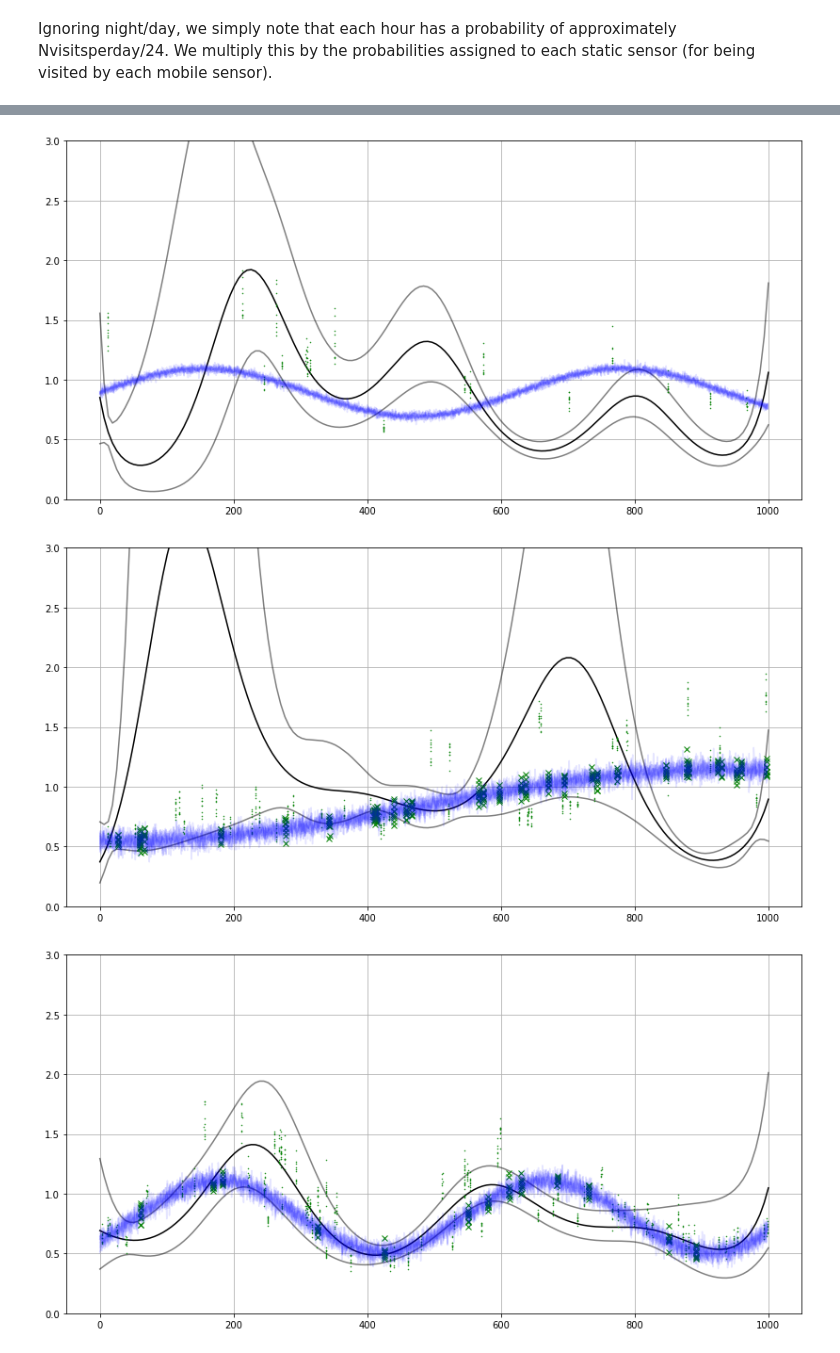
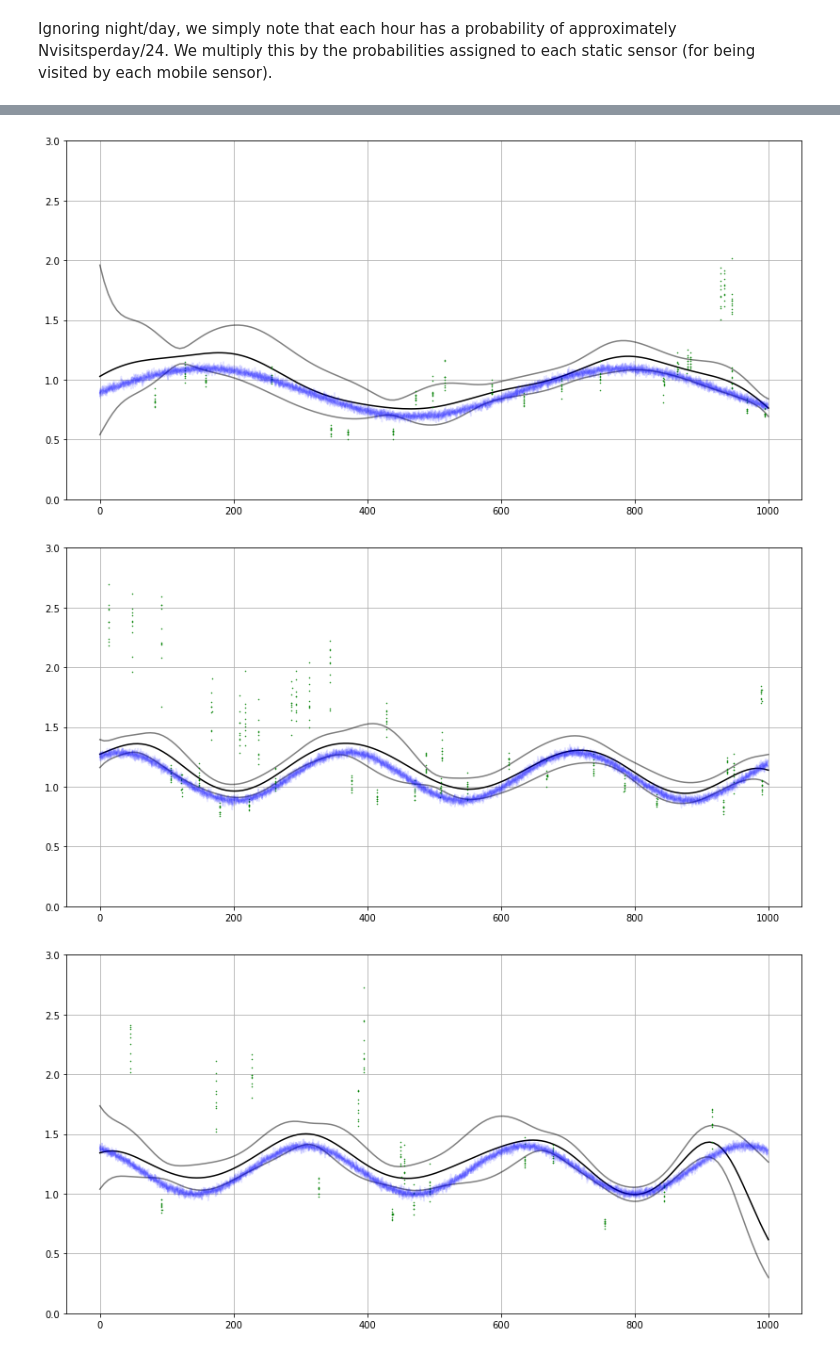
Before and after one commit to airqo-platform/calibration, a Jupyter notebook: jupyter/Synthetic Colocation Simulator.ipynb, the cells around one changed output, grey strips where cells are left out. Cells and saved outputs as stored; diff of their text form; code cells hidden in the pictures.

```diff
--- a/jupyter/Synthetic Colocation Simulator.ipynb
+++ b/jupyter/Synthetic Colocation Simulator.ipynb
@@ -100,15 +94,8 @@ import matplotlib.pyplot as plt
 import tensorflow as tf
 %matplotlib inline
 # %%
-Z = np.linspace(0,Ttotal,15)[:,None]
+Z = np.linspace(0,Ttotal,25)[:,None]
 # %%
 def transform_fn(samps,Y):
     return Y*tf.exp(samps[:,:,0:1])
-k = gpflow.kernels.RBF(1.0,200)+gpflow.kernels.Bias(1.0)
-cs = CalibrationSystem(X, Y, Z, refsensor, 1, transform_fn, k,likelihoodstd=7,lr=0.005)
-print(cs.Z.shape)
-import time
-before = time.time()
-print("Starting Run")
-elbo_record = cs.run(8000)
-print(time.time()-before)
+k = gpflow.kernels.RBF(1.0,120)+gpflow.kernels.Bias(1.5)
@@ -122,0 +102,8 @@ cs.X.shape
+# %%
+cs = CalibrationSystem(X, Y, Z, refsensor, 1, transform_fn, k,likelihoodstd=5,lr=0.005)
+# %%
+import time
+before = time.time()
+print("Starting Run")
+elbo_record = cs.run(2000)
+print(time.time()-before)
@@ -135,7 +140,7 @@ for si,refs in enumerate(refsensor):
     for ci in range(C):
         tempX = np.c_[x,np.ones_like(x)*si,np.full_like(x,ci)]
         testX = np.r_[testX,tempX]#.astype(int)
-    testsm = SparseModel(testX,cs.Z,C,Kernel(k))
+    testsm = SparseModelNoMiniBatch(testX,cs.Z,C,Kernel(k))
     qf_mu,qf_cov = testsm.get_qf(cs.mu,cs.scale)
     if cs.mulike is not None:
         qf_mulike,qf_covlike = testsm.get_qf(cs.mulike,cs.scalelike)
@@ -156,12 +161,20 @@ for si,refs in enumerate(refsensor):
 
     senseX = (X[:,1]==si) & (X[:,2]<Nrefs)
     plt.plot(X[senseX,0],Y[senseX,0]/Y[senseX,1],'xg')
+
+
+
     senseX = (X[:,2]==si) & (X[:,1]<Nrefs)
     plt.plot(X[senseX,0],Y[senseX,1]/Y[senseX,0],'xg')
     senseX = (X[:,1]==si)
     plt.plot(X[senseX,0],Y[senseX,0]/Y[senseX,1],'.g',markersize=1)
+    #for x,y in zip(X[senseX,:],Y[senseX,:]):
+    #    plt.text(x[0],y[0]/y[1],"%d" % x[2])
     senseX = (X[:,2]==si)
     plt.plot(X[senseX,0],Y[senseX,1]/Y[senseX,0],'.g',markersize=1)
+    #for x,y in zip(X[senseX,:],Y[senseX,:]):
+    #    plt.text(x[0],y[1]/y[0],"%d" % x[1])
+
     plt.ylim([0,3])
     #plt.yscale('log')
     plt.grid()
@@ -184,3 +197,3 @@ for si,refs in enumerate(refsensor):
-[figure, old version]
+[figure, new version]
-[figure, old version]
+[figure, new version]
-[figure, old version]
+[figure, new version]
```
Also changed, not shown: parts of 18 cells of this notebook, 1 other file.
